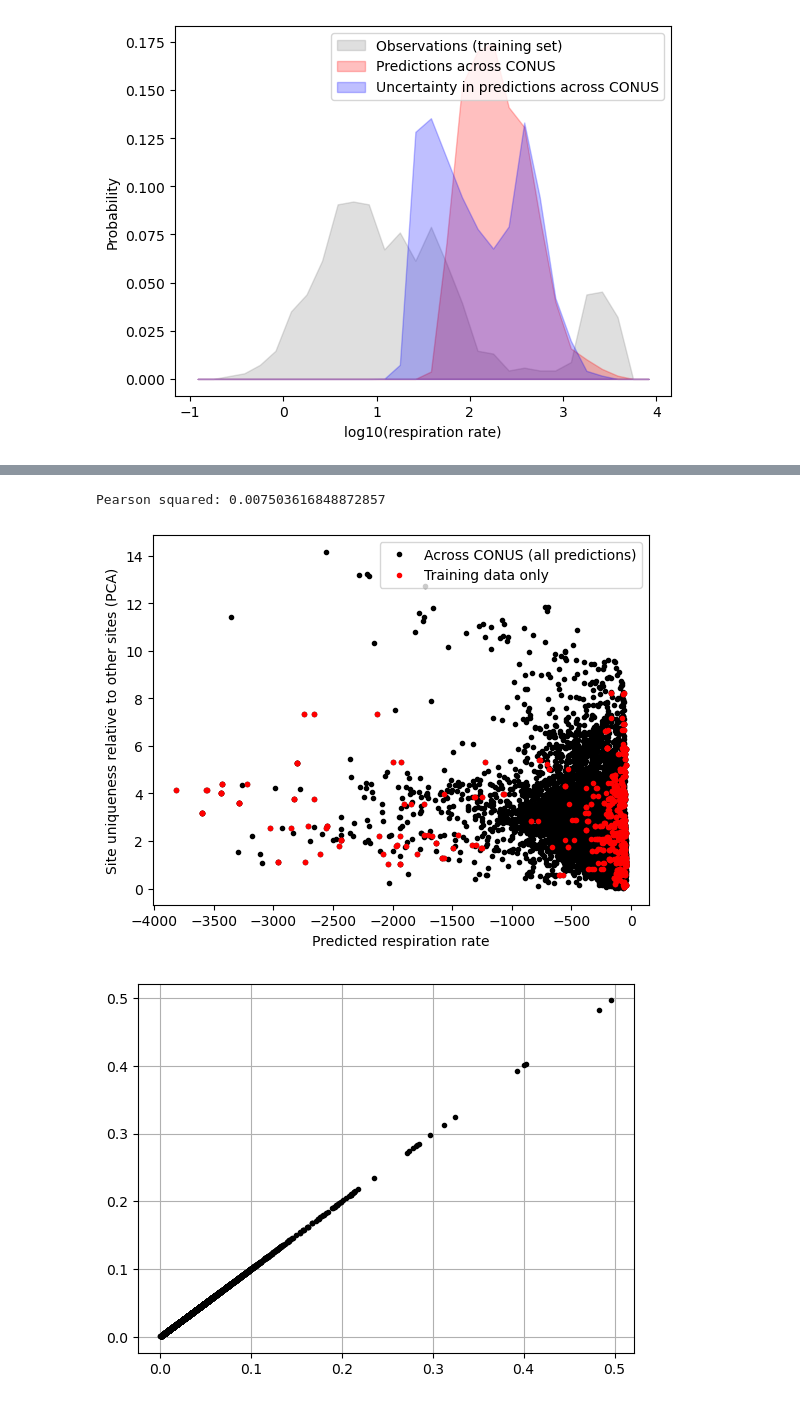
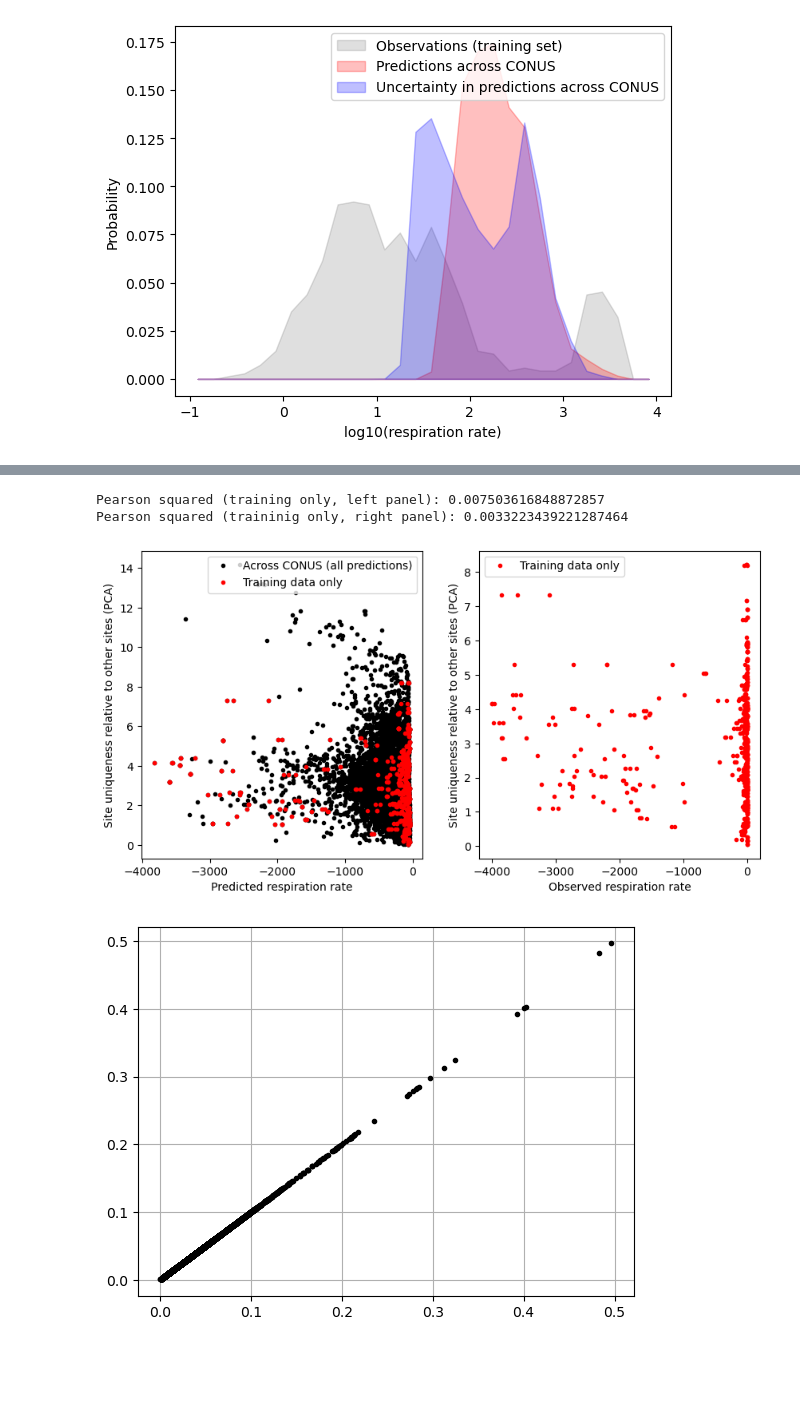
Before and after one commit to WHONDRS-Hub/ICON-ModEx_Open_Manuscript, a Jupyter notebook: fig-resp-rate-hist/explore_ai_metrics.ipynb, the cells around one changed output, grey strips where cells are left out. Saved outputs shown, nothing was run; the diff lists cells and outputs as text; code cells hidden in the pictures; blank space fills up the shorter version.

```diff
--- a/fig-resp-rate-hist/explore_ai_metrics.ipynb
+++ b/fig-resp-rate-hist/explore_ai_metrics.ipynb
@@ -172,27 +214,50 @@ Pearson squared: 0.9629354001848194
 # %%
-fig, ax = plt.subplots()
+fig, (ax, ax2) = plt.subplots(1,2,figsize=(10,5))
 
 ax.plot(
     predict['Normalized_Respiration_Rate_mg_DO_per_H_per_L_sediment_pre_avg'],
     predict['pca.dist_pre_avg'],
     'k.')
 
 ax.plot(
     train_predict_merged['Normalized_Respiration_Rate_mg_DO_per_H_per_L_sediment_pre_avg'],
     train_predict_merged['pca.dist_pre_avg'],
     'r.')
 
 ax.set_xlabel('Predicted respiration rate')
 ax.set_ylabel('Site uniqueness relative to other sites (PCA)')
 ax.legend(["Across CONUS (all predictions)","Training data only"])
 
+# No obs for predictions
+#ax2.plot(
+#    predict['Normalized_Respiration_Rate_mg_DO_per_H_per_L_sediment_pre_avg'],
+#    predict['pca.dist_pre_avg'],
+#    'k.')
+
+ax2.plot(
+    train_predict_merged['Normalized_Respiration_Rate_mg_DO_per_H_per_L_sediment'],
+    # Log10 "zoom" to verify no pattern within cold spots, too.
+    #np.log10(np.abs(train_predict_merged['Normalized_Respiration_Rate_mg_DO_per_H_per_L_sediment'])),
+    train_predict_merged['pca.dist_pre_avg'],
+    'r.')
+
+ax2.set_xlabel('Observed respiration rate')
+ax2.set_ylabel('Site uniqueness relative to other sites (PCA)')
+ax2.legend(["Training data only"])
+
 my_r = np.corrcoef(
     train_predict_merged['Normalized_Respiration_Rate_mg_DO_per_H_per_L_sediment_pre_avg'],
     train_predict_merged['pca.dist_pre_avg'])
-print('Pearson squared: '+str(np.min(my_r*my_r)))
+print('Pearson squared (training only, left panel): '+str(np.min(my_r*my_r)))
+
+my_r = np.corrcoef(
+    train_predict_merged['Normalized_Respiration_Rate_mg_DO_per_H_per_L_sediment'],
+    train_predict_merged['pca.dist_pre_avg'])
+print('Pearson squared (traininig only, right panel): '+str(np.min(my_r*my_r)))
 # %% [output]
-Pearson squared: 0.007503616848872857
+Pearson squared (training only, left panel): 0.007503616848872857
+Pearson squared (traininig only, right panel): 0.0033223439221287464
-[figure, old version]
+[figure, new version]
 # %%
 # Verify the computation of the combined.metric
 fig, ax = plt.subplots()
```
Also changed, not shown: parts of 2 cells of this notebook.
